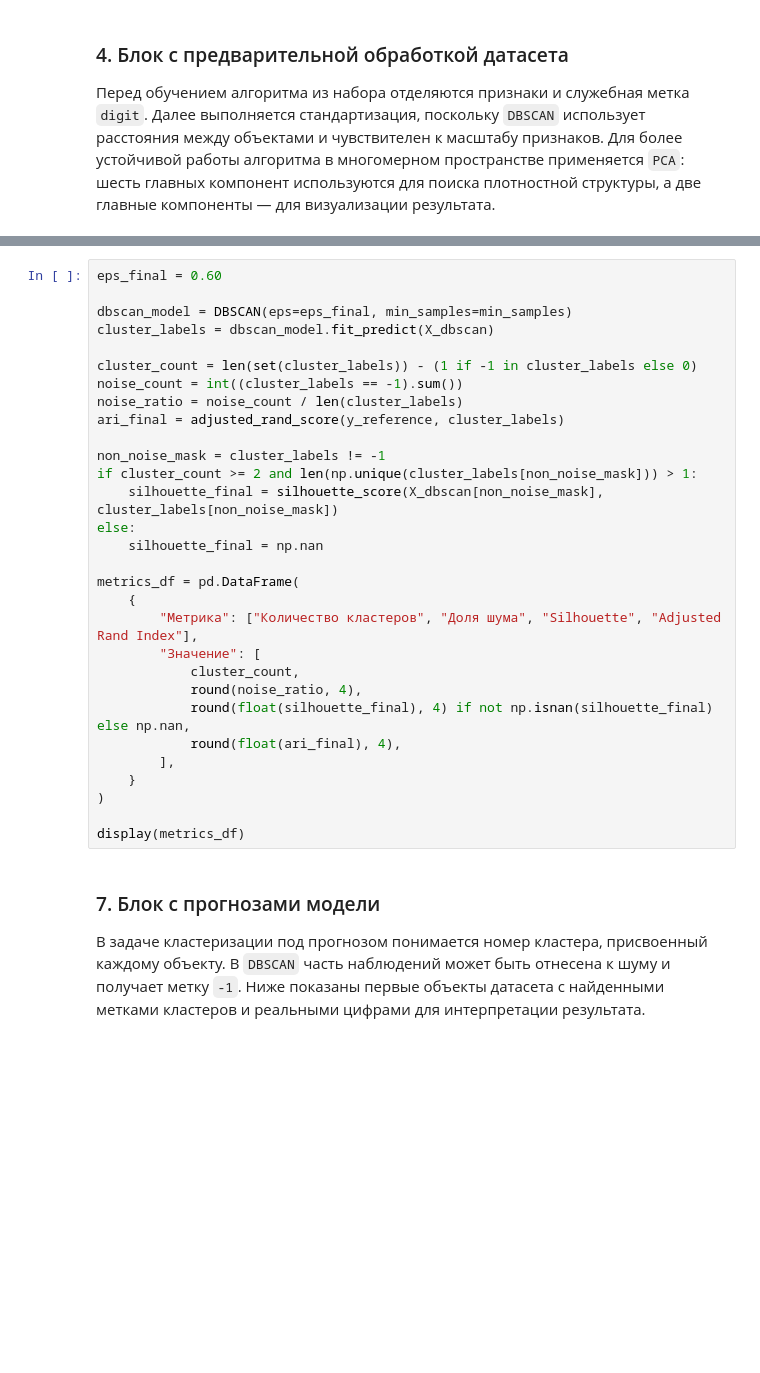
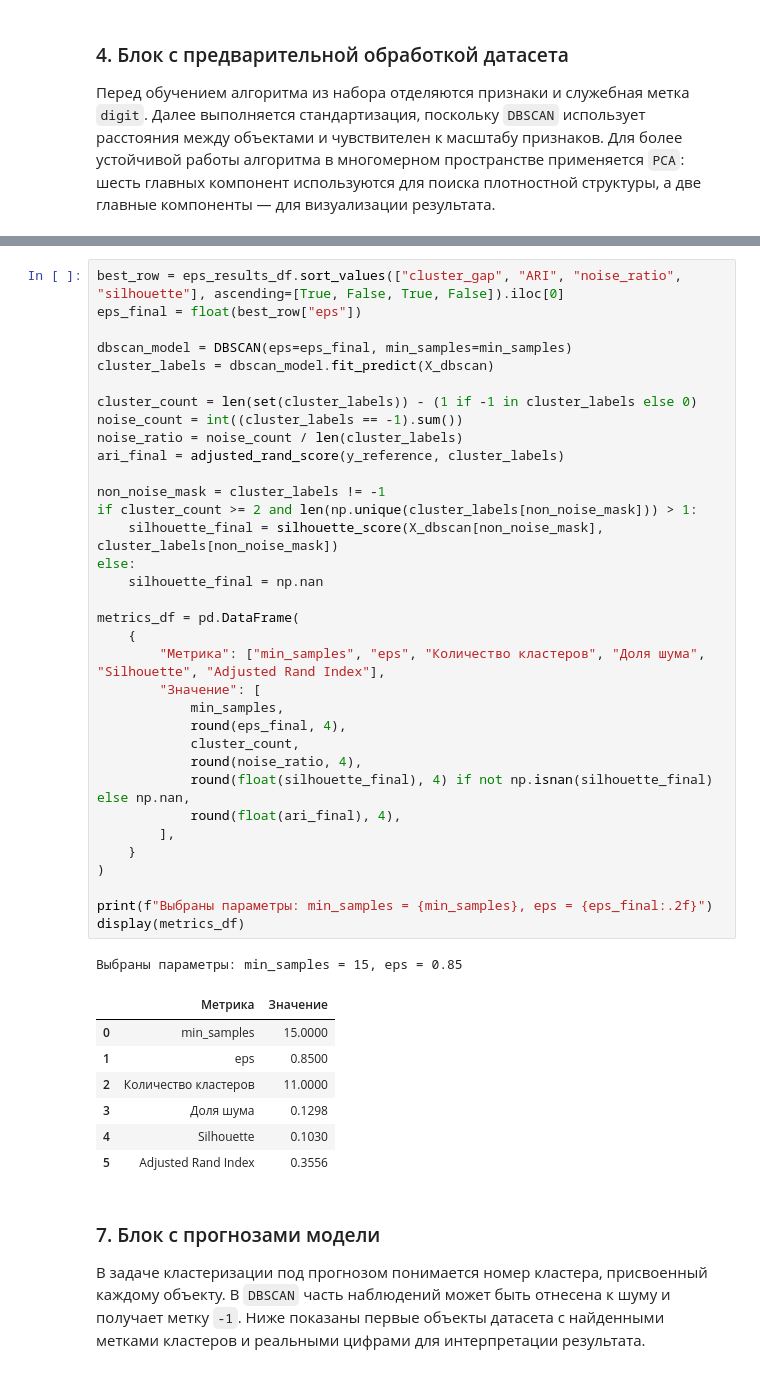
Before and after one commit to vitalioo/abmd-result, a Jupyter notebook: block-3/dbscan/dbscan_pendigits_lab.ipynb, the cells around one changed output, grey strips where cells are left out. Cells and saved outputs as stored; diff of their text form; blank space fills up the shorter version.

```diff
--- a/block-3/dbscan/dbscan_pendigits_lab.ipynb
+++ b/block-3/dbscan/dbscan_pendigits_lab.ipynb
@@ -247,33 +236,46 @@ display(eps_results_df)
 # %%
-eps_final = 0.60
+best_row = eps_results_df.sort_values(["cluster_gap", "ARI", "noise_ratio", "silhouette"], ascending=[True, False, True, False]).iloc[0]
+eps_final = float(best_row["eps"])
 
 dbscan_model = DBSCAN(eps=eps_final, min_samples=min_samples)
 cluster_labels = dbscan_model.fit_predict(X_dbscan)
 
 cluster_count = len(set(cluster_labels)) - (1 if -1 in cluster_labels else 0)
 noise_count = int((cluster_labels == -1).sum())
 noise_ratio = noise_count / len(cluster_labels)
 ari_final = adjusted_rand_score(y_reference, cluster_labels)
 
 non_noise_mask = cluster_labels != -1
 if cluster_count >= 2 and len(np.unique(cluster_labels[non_noise_mask])) > 1:
     silhouette_final = silhouette_score(X_dbscan[non_noise_mask], cluster_labels[non_noise_mask])
 else:
     silhouette_final = np.nan
 
 metrics_df = pd.DataFrame(
     {
-        "Метрика": ["Количество кластеров", "Доля шума", "Silhouette", "Adjusted Rand Index"],
+        "Метрика": ["min_samples", "eps", "Количество кластеров", "Доля шума", "Silhouette", "Adjusted Rand Index"],
         "Значение": [
+            min_samples,
+            round(eps_final, 4),
             cluster_count,
             round(noise_ratio, 4),
             round(float(silhouette_final), 4) if not np.isnan(silhouette_final) else np.nan,
             round(float(ari_final), 4),
         ],
     }
 )
 
+print(f"Выбраны параметры: min_samples = {min_samples}, eps = {eps_final:.2f}")
 display(metrics_df)
+# %% [output]
+Выбраны параметры: min_samples = 15, eps = 0.85
+|  | Метрика | Значение |
+| 0 | min_samples | 15.0000 |
+| 1 | eps | 0.8500 |
+| 2 | Количество кластеров | 11.0000 |
+| 3 | Доля шума | 0.1298 |
+| 4 | Silhouette | 0.1030 |
+| 5 | Adjusted Rand Index | 0.3556 |
 # %% [markdown]
 ### 7. Блок с прогнозами модели
 
```
Also changed, not shown: parts of 15 cells of this notebook, 2 other files.
